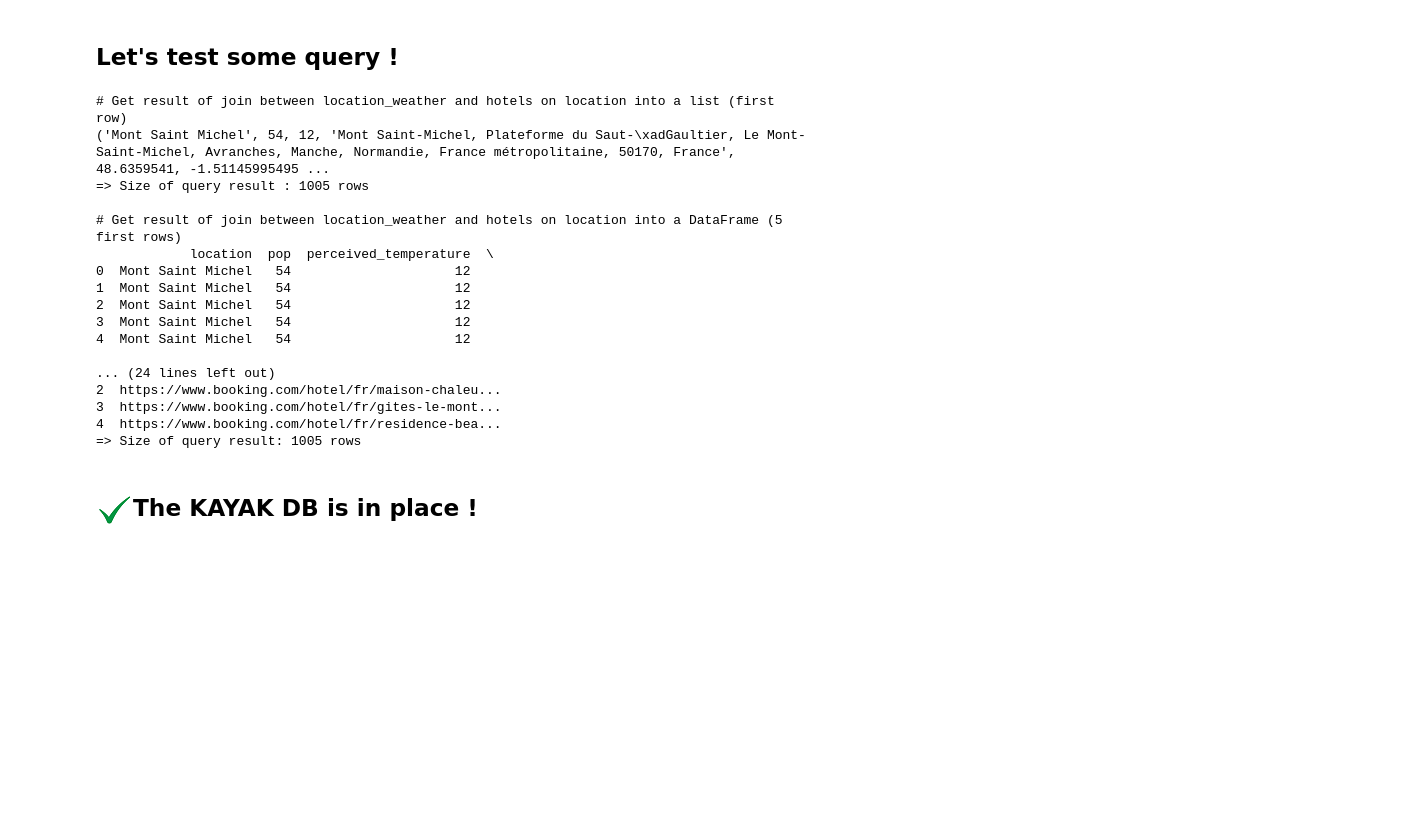
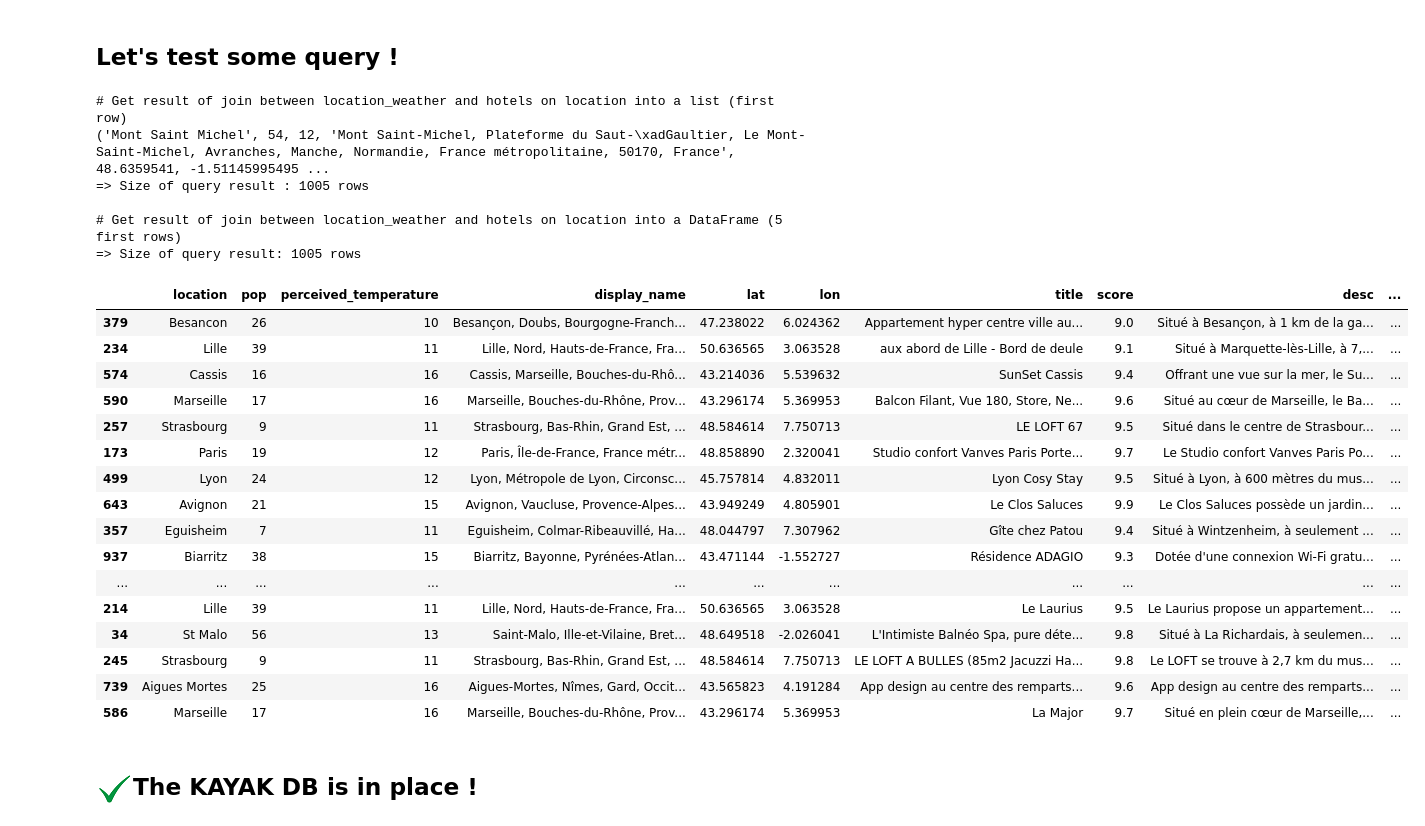
Before and after one commit to ylequere/Jedha_Projects, a Jupyter notebook: Bloc1-Kayak/02-Kayak_s3_sql.ipynb, the cells around one changed output. Cells and saved outputs as stored; diff of their text form; code cells hidden in the pictures; blank space fills up the shorter version.

```diff
--- a/Bloc1-Kayak/02-Kayak_s3_sql.ipynb
+++ b/Bloc1-Kayak/02-Kayak_s3_sql.ipynb
@@ -107,7 +107,6 @@ print(f"=> Size of query result : {len(l_w)} rows")
 # Get result of join between location_weather and hotels on location into a DataFrame
 print("\n# Get result of join between location_weather and hotels on location into a DataFrame (5 first rows)")
 df_result = pd.read_sql(join_query, engine)
-print(df_result.head())
 print(f"=> Size of query result: {len(df_result.index)} rows")
 # %% [output]
 # Get result of join between location_weather and hotels on location into a list (first row)
@@ -115,17 +114,26 @@ print(f"=> Size of query result: {len(df_result.index)} rows")
 => Size of query result : 1005 rows
 
 # Get result of join between location_weather and hotels on location into a DataFrame (5 first rows)
-            location  pop  perceived_temperature  \
-0  Mont Saint Michel   54                     12
-1  Mont Saint Michel   54                     12
-2  Mont Saint Michel   54                     12
-3  Mont Saint Michel   54                     12
-4  Mont Saint Michel   54                     12
-
-... (24 lines left out)
-2  https://www.booking.com/hotel/fr/maison-chaleu...
-3  https://www.booking.com/hotel/fr/gites-le-mont...
-4  https://www.booking.com/hotel/fr/residence-bea...
 => Size of query result: 1005 rows
+# %%
+df_result.sample(20)
+# %% [output]
+|  | location | pop | perceived_temperature | display_name | lat | lon | title | score | desc | ... |
+| 379 | Besancon | 26 | 10 | Besançon, Doubs, Bourgogne-Franch... | 47.238022 | 6.024362 | Appartement hyper centre ville au... | 9.0 | Situé à Besançon, à 1 km de la ga... | ... |
+| 234 | Lille | 39 | 11 | Lille, Nord, Hauts-de-France, Fra... | 50.636565 | 3.063528 | aux abord de Lille - Bord de deule | 9.1 | Situé à Marquette-lès-Lille, à 7,... | ... |
+| 574 | Cassis | 16 | 16 | Cassis, Marseille, Bouches-du-Rhô... | 43.214036 | 5.539632 | SunSet Cassis | 9.4 | Offrant une vue sur la mer, le Su... | ... |
+| 590 | Marseille | 17 | 16 | Marseille, Bouches-du-Rhône, Prov... | 43.296174 | 5.369953 | Balcon Filant, Vue 180, Store, Ne... | 9.6 | Situé au cœur de Marseille, le Ba... | ... |
+| 257 | Strasbourg | 9 | 11 | Strasbourg, Bas-Rhin, Grand Est, ... | 48.584614 | 7.750713 | LE LOFT 67 | 9.5 | Situé dans le centre de Strasbour... | ... |
+| 173 | Paris | 19 | 12 | Paris, Île-de-France, France métr... | 48.858890 | 2.320041 | Studio confort Vanves Paris Porte... | 9.7 | Le Studio confort Vanves Paris Po... | ... |
+| 499 | Lyon | 24 | 12 | Lyon, Métropole de Lyon, Circonsc... | 45.757814 | 4.832011 | Lyon Cosy Stay | 9.5 | Situé à Lyon, à 600 mètres du mus... | ... |
+| 643 | Avignon | 21 | 15 | Avignon, Vaucluse, Provence-Alpes... | 43.949249 | 4.805901 | Le Clos Saluces | 9.9 | Le Clos Saluces possède un jardin... | ... |
+| 357 | Eguisheim | 7 | 11 | Eguisheim, Colmar-Ribeauvillé, Ha... | 48.044797 | 7.307962 | Gîte chez Patou | 9.4 | Situé à Wintzenheim, à seulement ... | ... |
+| 937 | Biarritz | 38 | 15 | Biarritz, Bayonne, Pyrénées-Atlan... | 43.471144 | -1.552727 | Résidence ADAGIO | 9.3 | Dotée d'une connexion Wi-Fi gratu... | ... |
+| ... | ... | ... | ... | ... | ... | ... | ... | ... | ... | ... |
+| 214 | Lille | 39 | 11 | Lille, Nord, Hauts-de-France, Fra... | 50.636565 | 3.063528 | Le Laurius | 9.5 | Le Laurius propose un appartement... | ... |
+| 34 | St Malo | 56 | 13 | Saint-Malo, Ille-et-Vilaine, Bret... | 48.649518 | -2.026041 | L'Intimiste Balnéo Spa, pure déte... | 9.8 | Situé à La Richardais, à seulemen... | ... |
+| 245 | Strasbourg | 9 | 11 | Strasbourg, Bas-Rhin, Grand Est, ... | 48.584614 | 7.750713 | LE LOFT A BULLES (85m2 Jacuzzi Ha... | 9.8 | Le LOFT se trouve à 2,7 km du mus... | ... |
+| 739 | Aigues Mortes | 25 | 16 | Aigues-Mortes, Nîmes, Gard, Occit... | 43.565823 | 4.191284 | App design au centre des remparts... | 9.6 | App design au centre des remparts... | ... |
+| 586 | Marseille | 17 | 16 | Marseille, Bouches-du-Rhône, Prov... | 43.296174 | 5.369953 | La Major | 9.7 | Situé en plein cœur de Marseille,... | ... |
 # %% [markdown]
 ## ![image.png](attachment:96149ed0-1086-4a3a-85f4-7edc3e1fb232.png)The KAYAK DB is in place !
```
Also changed, not shown: parts of 2 cells of this notebook, 5 other files.
